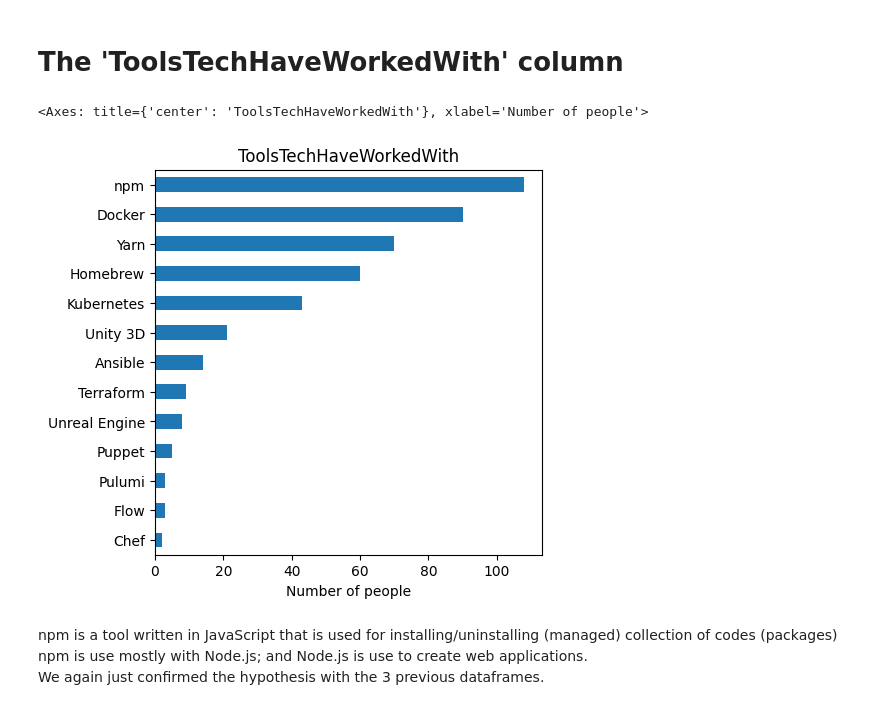
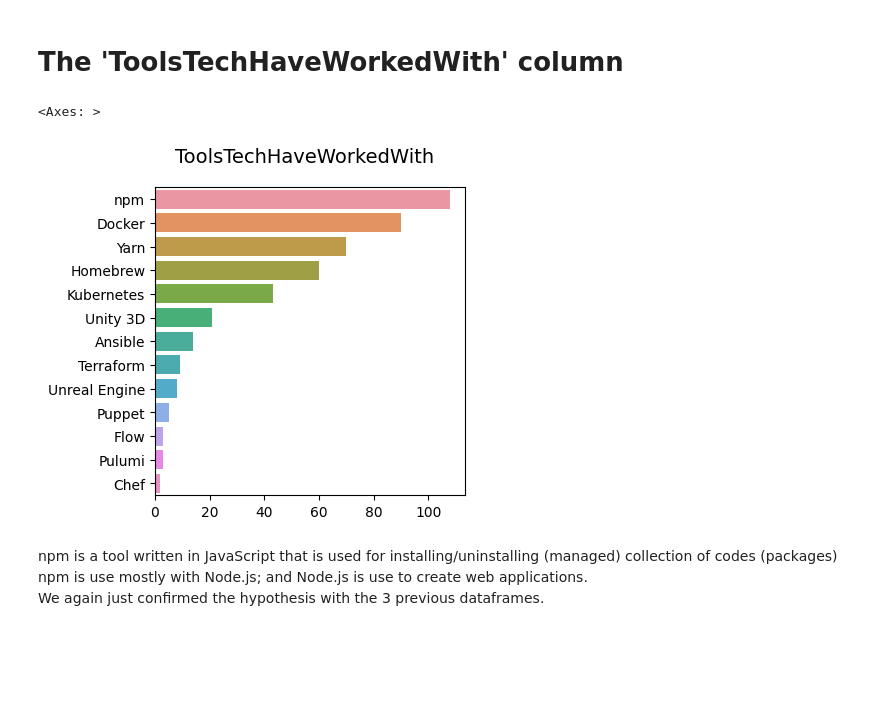
Before and after one commit to wire2coder/datascience-blog-uda, a Jupyter notebook: m2.ipynb, the cells around one changed output. Drawn from its saved outputs; the diff is of its cells as text; code cells hidden in the pictures; blank space fills up the shorter version.

```diff
--- a/m2.ipynb
+++ b/m2.ipynb
@@ -202,9 +224,13 @@ Confirming again the hypothesis with the 2 previous dataframes.
+# %%
+tooltech_df = tooltech_df.sort_values(ascending=False)
 # %%
-tooltech_df = splitAndSum(thailand_df, 'ToolsTechHaveWorkedWith')
-tooltech_df.plot(kind='barh', figsize=(5, 5), title='ToolsTechHaveWorkedWith',  xlabel='Number of people')
+# tooltech_df.plot(kind='barh', figsize=(5, 5), title='ToolsTechHaveWorkedWith',  xlabel='Number of people')
+fig1 = plt.figure(figsize=(4, 4))
+fig1.suptitle('ToolsTechHaveWorkedWith', fontsize=14)
+sns.barplot(x=tooltech_df, y=tooltech_df.index, orient='h')
 # %% [output]
-<Axes: title={'center': 'ToolsTechHaveWorkedWith'}, xlabel='Number of people'>
+<Axes: >
-[figure, old version]
+[figure, new version]
 # %% [markdown]
 npm is a tool written in JavaScript that is used for installing/uninstalling (managed) collection of codes (packages)\
 npm is use mostly with Node.js; and Node.js is use to create web applications.\
```
Also changed, not shown: parts of 12 cells of this notebook, 8 other files.
